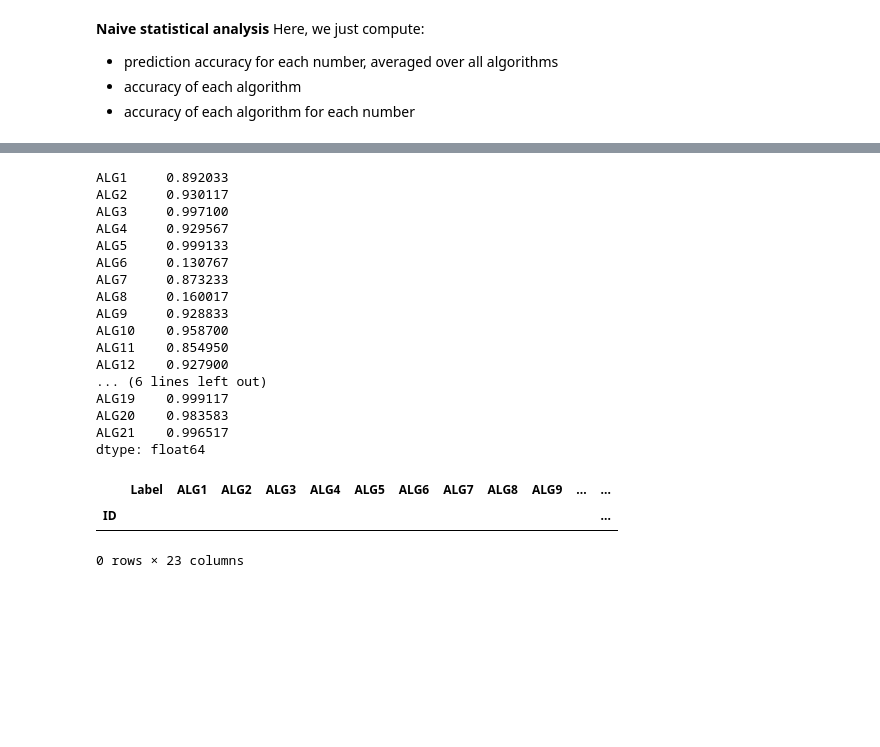
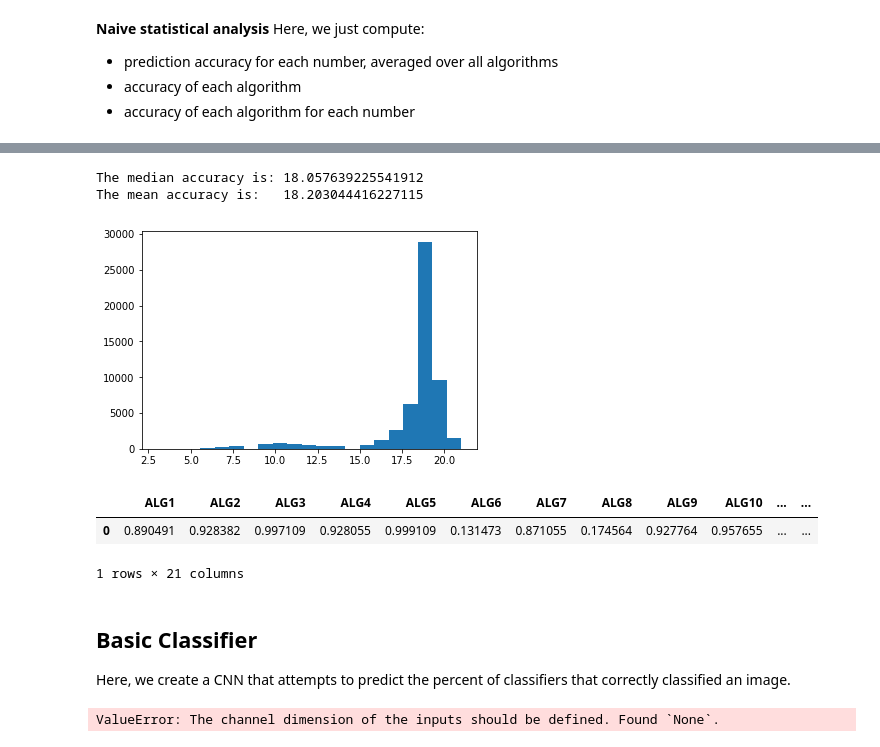
Before and after one commit to geelon/divhacks, a Jupyter notebook: analysis.ipynb, the cells around one changed output, grey strips where cells are left out. Drawn from its saved outputs; the diff is of its cells as text; code cells hidden in the pictures; blank space fills up the shorter version.

```diff
--- a/analysis.ipynb
+++ b/analysis.ipynb
@@ -51,27 +45,20 @@ The mean accuracy is:   0.8670597106531208.
+# %%
+print('The median accuracy is: {}'.format(average_accuracy.median(axis=1)[0]))
+print('The mean accuracy is:   {}'.format(average_accuracy.mean(axis=1)[0]))
+plt.hist(correct['num_correct'], bins=21)
+plt.show()
+# %% [output]
+The median accuracy is: 18.057639225541912
+The mean accuracy is:   18.203044416227115
+[figure, added]
 # %%
 # compute accuracy of each algorithm
-train_data_unlabeled.mean()
+pd.DataFrame(train_data_unlabeled.mean()).transpose()
 # %% [output]
+|  | ALG1 | ALG2 | ALG3 | ALG4 | ALG5 | ALG6 | ALG7 | ALG8 | ALG9 | ALG10 | ... | ... |
+| 0 | 0.890491 | 0.928382 | 0.997109 | 0.928055 | 0.999109 | 0.131473 | 0.871055 | 0.174564 | 0.927764 | 0.957655 | ... | ... |
-ALG1     0.892033
-ALG2     0.930117
-ALG3     0.997100
-ALG4     0.929567
-ALG5     0.999133
-ALG6     0.130767
-ALG7     0.873233
-ALG8     0.160017
-ALG9     0.928833
-ALG10    0.958700
-ALG11    0.854950
-ALG12    0.927900
-... (6 lines left out)
-ALG19    0.999117
-ALG20    0.983583
-ALG21    0.996517
-dtype: float64
+1 rows × 21 columns
-# %%
-train_data.loc[train_data['ALG15']== 0]
-# %% [output]
-|  | Label | ALG1 | ALG2 | ALG3 | ALG4 | ALG5 | ALG6 | ALG7 | ALG8 | ALG9 | ... | ... |
-| ID |  |  |  |  |  |  |  |  |  |  |  | ... |
-0 rows × 23 columns
+# %% [markdown]
+## Basic Classifier
+
+Here, we create a CNN that attempts to predict the percent of classifiers that correctly classified an image.
@@ -77,0 +112,4 @@ train_data.loc[train_data['ALG15']== 0]
+# %%
+cnn(train_x, train_y, tf.estimator.ModeKeys.PREDICT)
+# %% [output]
+ValueError: The channel dimension of the inputs should be defined. Found `None`.
```
Also changed, not shown: parts of 15 cells of this notebook.
